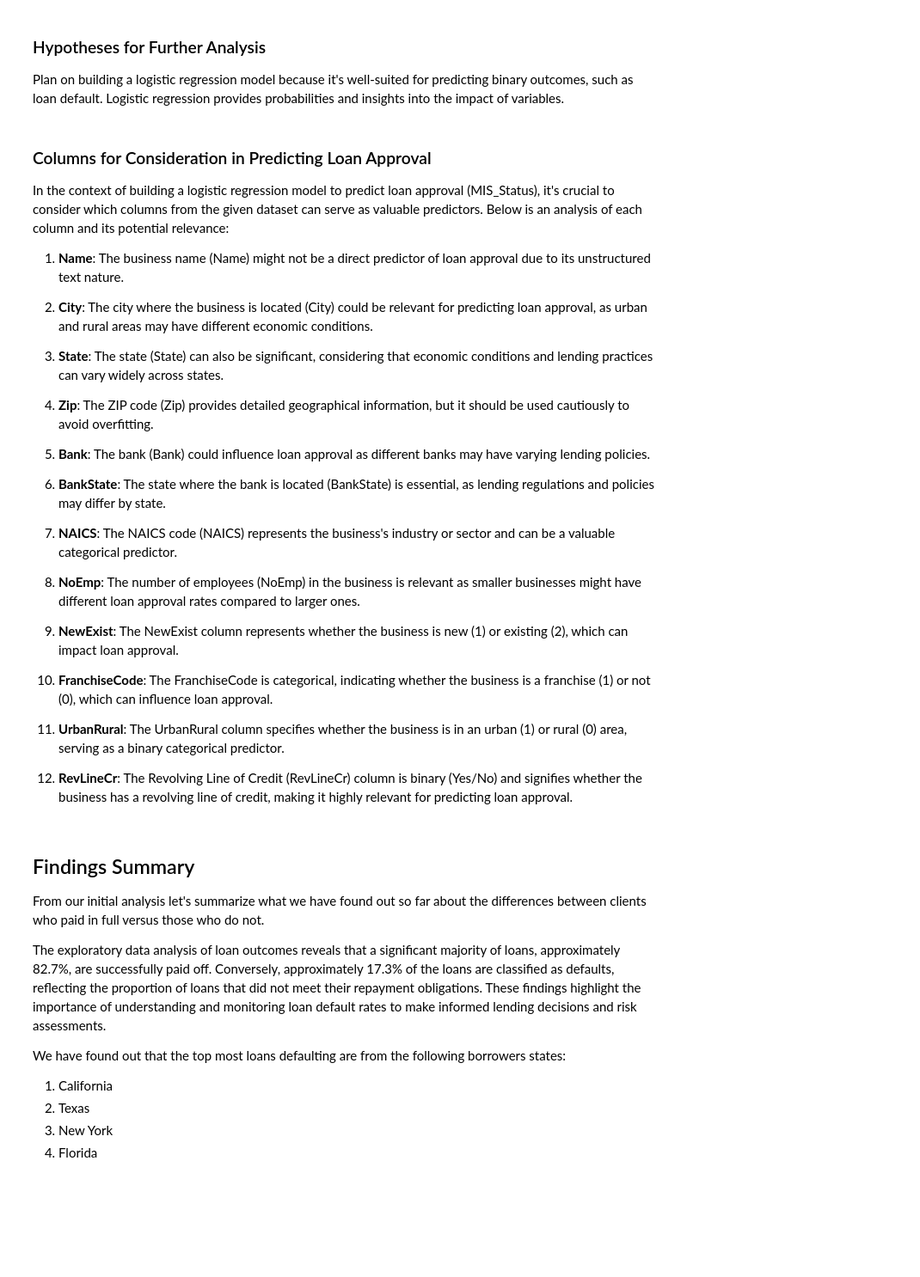
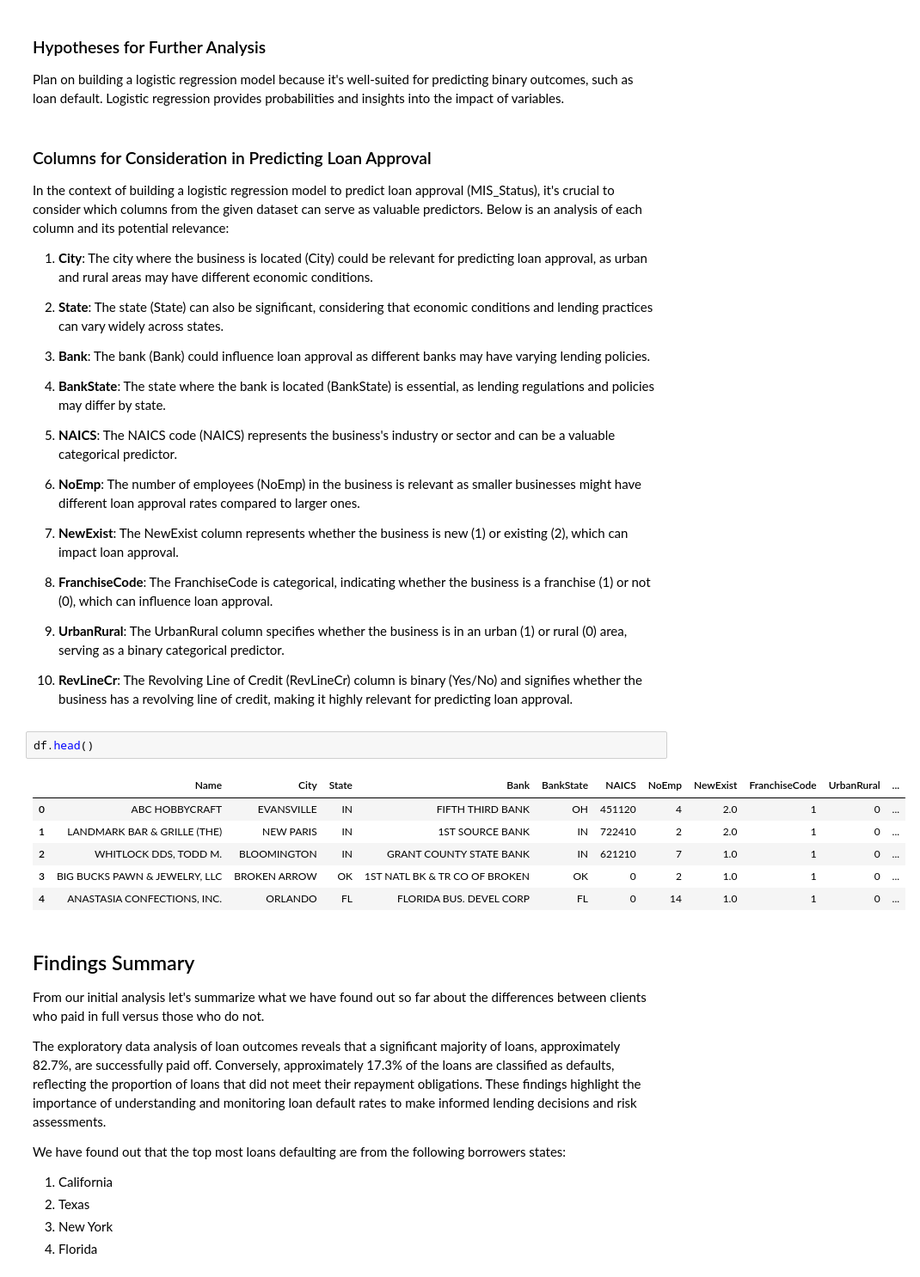
Before and after one commit to DhevinaTailor/Business-Loan-Default-Prediction-Model, a Jupyter notebook: 2. EDA.ipynb, the cells around one changed output. Shown: that part at 86% size. Saved outputs shown, nothing was run; the diff lists cells and outputs as text; blank space fills up the shorter version.

```diff
--- a/2. EDA.ipynb
+++ b/2. EDA.ipynb
@@ -439,29 +466,34 @@ Plan on building a logistic regression model because it's well-suited for predic
 
 In the context of building a logistic regression model to predict loan approval (MIS_Status), it's crucial to consider which columns from the given dataset can serve as valuable predictors. Below is an analysis of each column and its potential relevance:
 
-1. **Name**: The business name (Name) might not be a direct predictor of loan approval due to its unstructured text nature.
+1. **City**: The city where the business is located (City) could be relevant for predicting loan approval, as urban and rural areas may have different economic conditions.
 
-2. **City**: The city where the business is located (City) could be relevant for predicting loan approval, as urban and rural areas may have different economic conditions.
+2. **State**: The state (State) can also be significant, considering that economic conditions and lending practices can vary widely across states.
 
-3. **State**: The state (State) can also be significant, considering that economic conditions and lending practices can vary widely across states.
+3. **Bank**: The bank (Bank) could influence loan approval as different banks may have varying lending policies.
 
-4. **Zip**: The ZIP code (Zip) provides detailed geographical information, but it should be used cautiously to avoid overfitting.
+4. **BankState**: The state where the bank is located (BankState) is essential, as lending regulations and policies may differ by state.
 
-5. **Bank**: The bank (Bank) could influence loan approval as different banks may have varying lending policies.
+5. **NAICS**: The NAICS code (NAICS) represents the business's industry or sector and can be a valuable categorical predictor.
 
-6. **BankState**: The state where the bank is located (BankState) is essential, as lending regulations and policies may differ by state.
+6. **NoEmp**: The number of employees (NoEmp) in the business is relevant as smaller businesses might have different loan approval rates compared to larger ones.
 
-7. **NAICS**: The NAICS code (NAICS) represents the business's industry or sector and can be a valuable categorical predictor.
+7. **NewExist**: The NewExist column represents whether the business is new (1) or existing (2), which can impact loan approval.
 
-8. **NoEmp**: The number of employees (NoEmp) in the business is relevant as smaller businesses might have different loan approval rates compared to larger ones.
+8. **FranchiseCode**: The FranchiseCode is categorical, indicating whether the business is a franchise (1) or not (0), which can influence loan approval.
 
-9. **NewExist**: The NewExist column represents whether the business is new (1) or existing (2), which can impact loan approval.
+9. **UrbanRural**: The UrbanRural column specifies whether the business is in an urban (1) or rural (0) area, serving as a binary categorical predictor.
 
-10. **FranchiseCode**: The FranchiseCode is categorical, indicating whether the business is a franchise (1) or not (0), which can influence loan approval.
-
-11. **UrbanRural**: The UrbanRural column specifies whether the business is in an urban (1) or rural (0) area, serving as a binary categorical predictor.
-
-12. **RevLineCr**: The Revolving Line of Credit (RevLineCr) column is binary (Yes/No) and signifies whether the business has a revolving line of credit, making it highly relevant for predicting loan approval.
+10. **RevLineCr**: The Revolving Line of Credit (RevLineCr) column is binary (Yes/No) and signifies whether the business has a revolving line of credit, making it highly relevant for predicting loan approval.
+# %%
+df.head()
+# %% [output]
+|  | Name | City | State | Bank | BankState | NAICS | NoEmp | NewExist | FranchiseCode | UrbanRural | ... |
+| 0 | ABC HOBBYCRAFT | EVANSVILLE | IN | FIFTH THIRD BANK | OH | 451120 | 4 | 2.0 | 1 | 0 | ... |
+| 1 | LANDMARK BAR & GRILLE (THE) | NEW PARIS | IN | 1ST SOURCE BANK | IN | 722410 | 2 | 2.0 | 1 | 0 | ... |
+| 2 | WHITLOCK DDS, TODD M. | BLOOMINGTON | IN | GRANT COUNTY STATE BANK | IN | 621210 | 7 | 1.0 | 1 | 0 | ... |
+| 3 | BIG BUCKS PAWN & JEWELRY, LLC | BROKEN ARROW | OK | 1ST NATL BK & TR CO OF BROKEN | OK | 0 | 2 | 1.0 | 1 | 0 | ... |
+| 4 | ANASTASIA CONFECTIONS, INC. | ORLANDO | FL | FLORIDA BUS. DEVEL CORP | FL | 0 | 14 | 1.0 | 1 | 0 | ... |
 # %% [markdown]
 ## Findings Summary  <a class="anchor" id="findings"></a>
 
```
Also changed, not shown: parts of 25 cells of this notebook.
